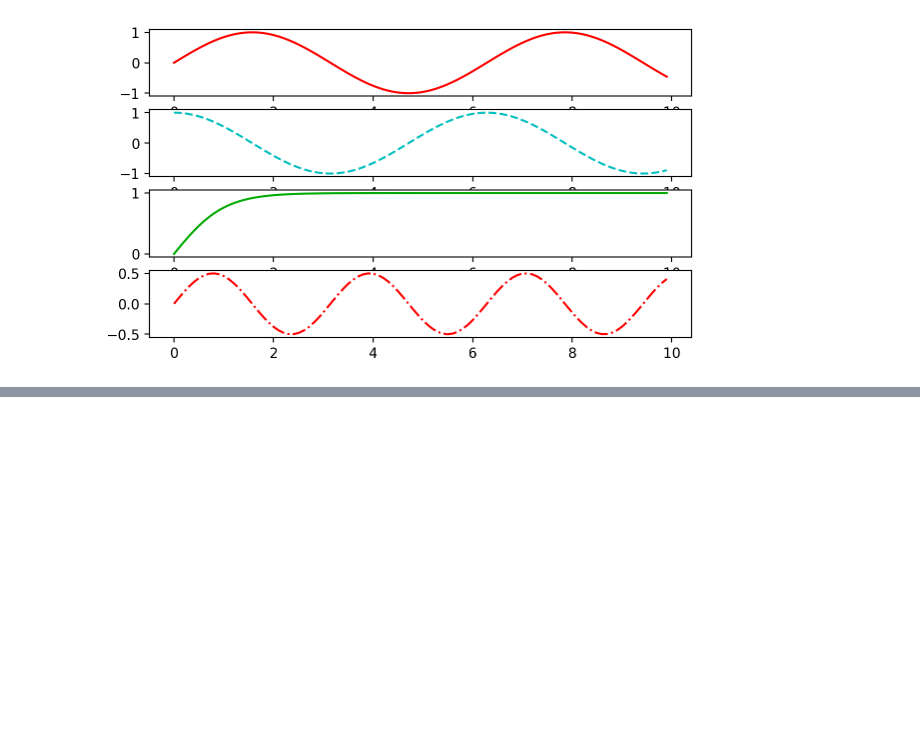
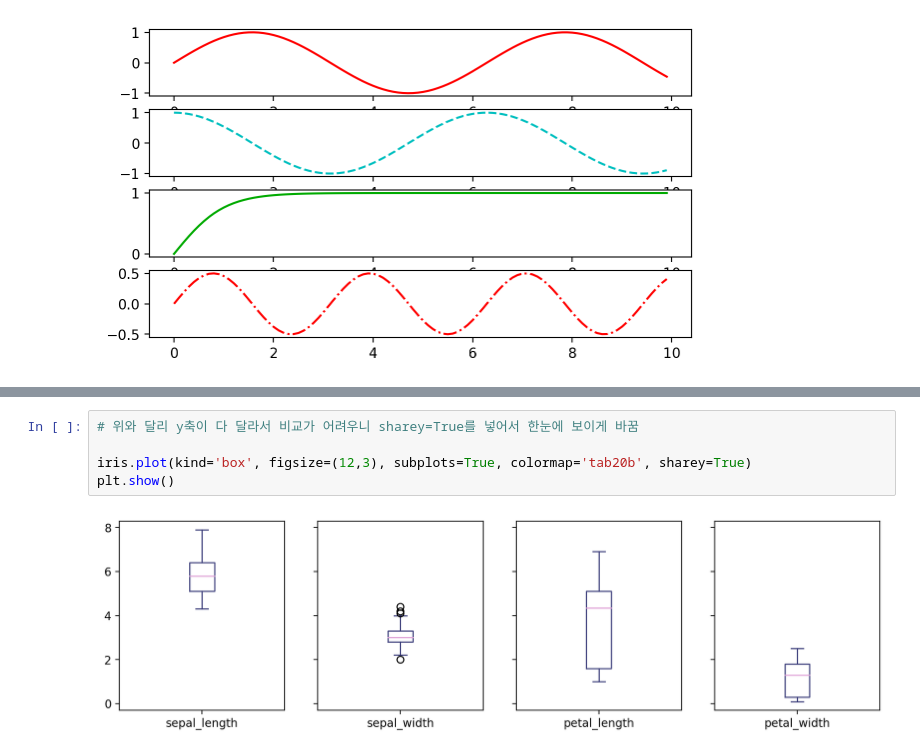
Before and after one commit to Hyo0806/ai, a Jupyter notebook: source/01_python/ch12_데이터시각화(1절matplolib).ipynb, the cells around one changed output, grey strips where cells are left out. Cells and saved outputs as stored; diff of their text form; blank space fills up the shorter version.

```diff
--- a/source/01_python/ch12_데이터시각화(1절matplolib).ipynb
+++ b/source/01_python/ch12_데이터시각화(1절matplolib).ipynb
@@ -158,0 +204,7 @@ for i, ax in enumerate(axes):
+# %%
+# 위와 달리 y축이 다 달라서 비교가 어려우니 sharey=True를 넣어서 한눈에 보이게 바꿈
+
+iris.plot(kind='box', figsize=(12,3), subplots=True, colormap='tab20b', sharey=True)
+plt.show()
+# %% [output]
+[figure, added]
```
Also changed, not shown: parts of 38 cells of this notebook, 3 other files.
